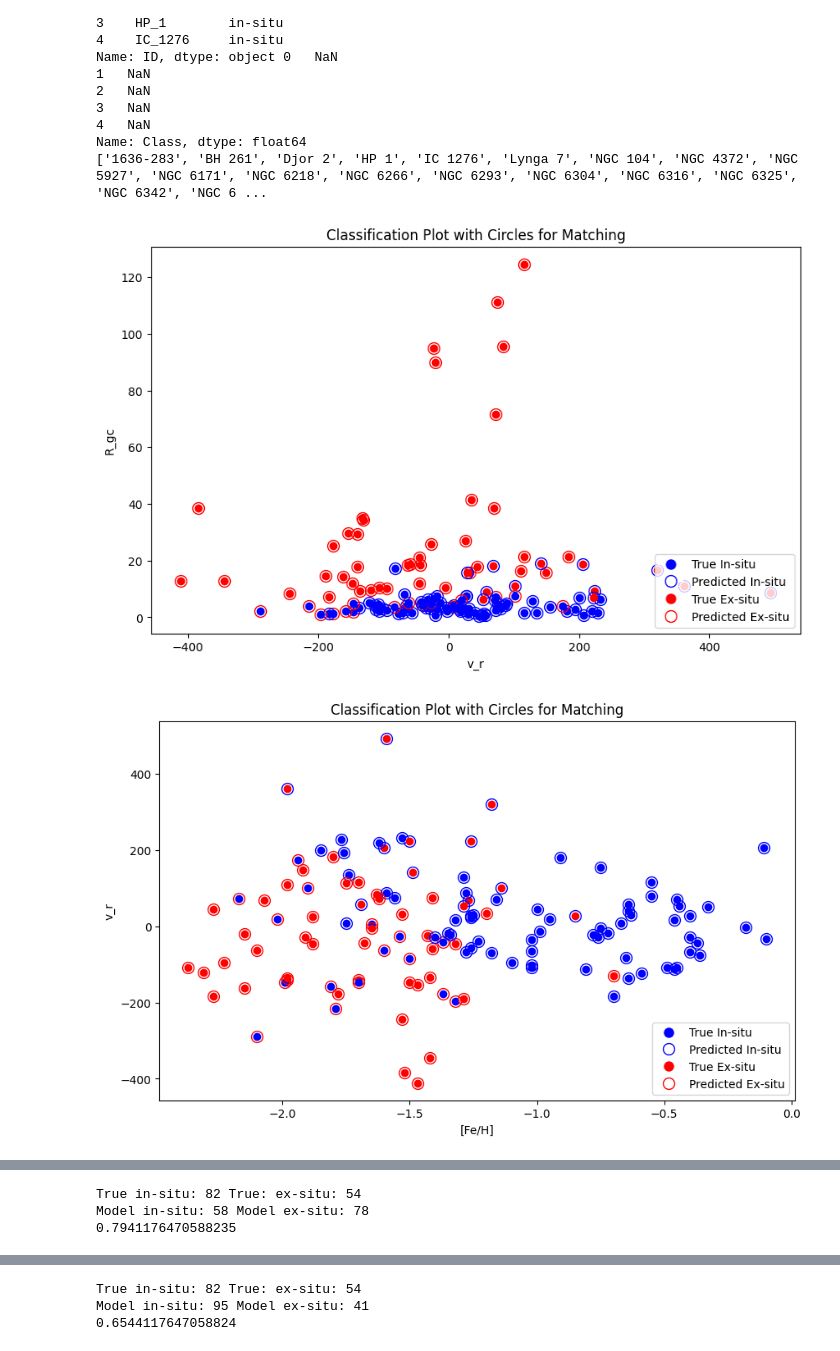
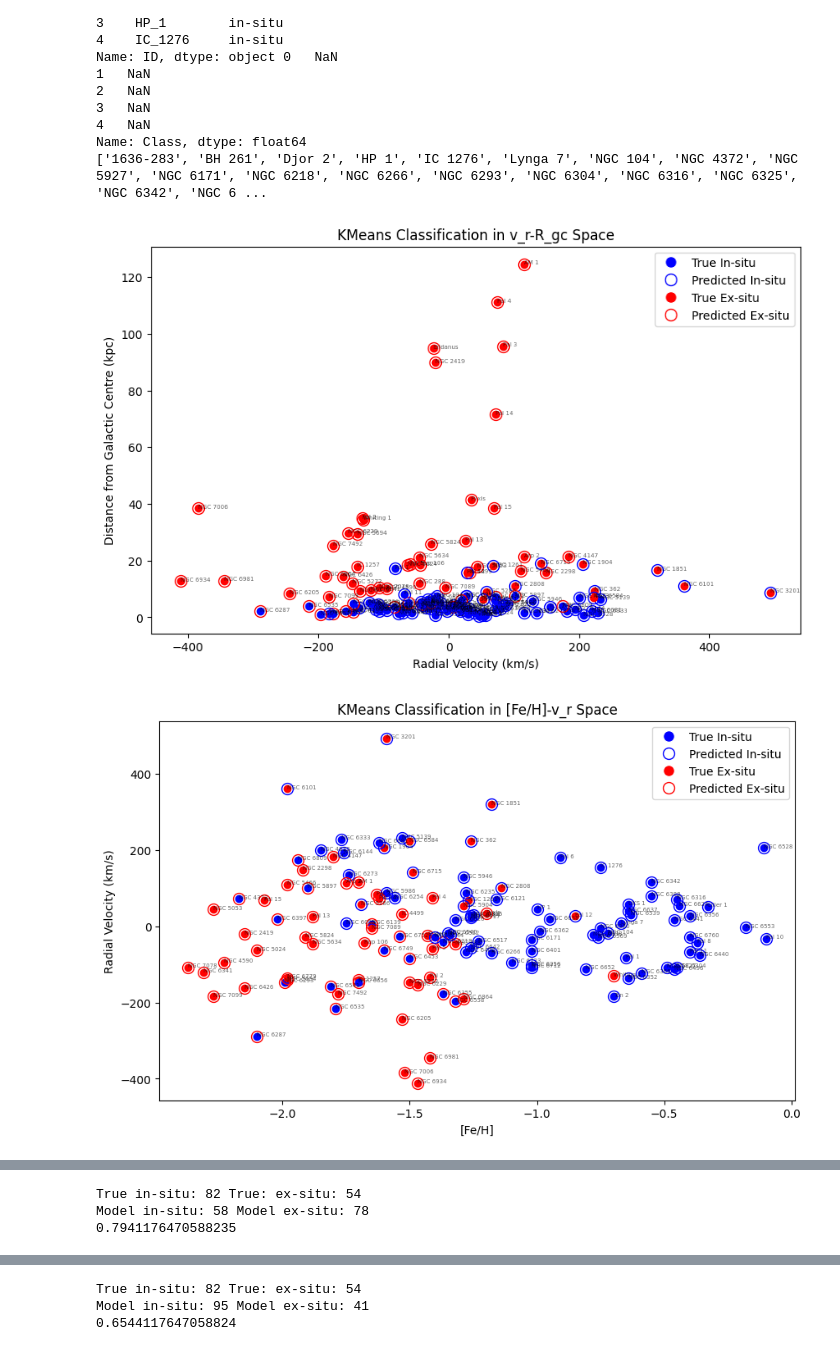
Before and after one commit to Shmu9/gc_accretion, a Jupyter notebook: clustering.ipynb, the cells around one changed output, grey strips where cells are left out. Cells and saved outputs as stored; diff of their text form; code cells hidden in the pictures.

Commit message:
feat: add annotations to kmeans plots; feat: sort by distance in position output.

```diff
--- a/clustering.ipynb
+++ b/clustering.ipynb
@@ -182,7 +177,8 @@ def calculate_accuracy(df, insitu_cls_num=1):
     return accuracy
 
 # Function to plot points based on chen_class_x and chen_class_y, with circles for classification matches
-def plot_classification(df, x_col, y_col, insitu_cls_num=1):
+def plot_classification(df, x_col, y_col, xtitle=None, ytitle=None
+                        , insitu_cls_num=1):
     plt.figure(figsize=(10, 6))
 
     df = df.merge(chen2, on='ID')
@@ -193,40 +189,43 @@ def plot_classification(df, x_col, y_col, insitu_cls_num=1):
         y = row[y_col]
         classification = row['classification']
         chen_class = row['chen_class']
+        id = row['ID']
 
         # Color the points based on classification
         color = 'blue' if chen_class == 1 else 'red'
         circle_color = 'blue' if classification == insitu_cls_num else 'red'
 
         # Plot the points
         plt.plot(x, y, marker='o', color=color, label="in-situ" if classification else "ex-situ")
         plt.plot(x, y, marker='o', markersize=10, mfc='none', color=circle_color, label="in-situ" if chen_class else "ex-situ")
+        plt.annotate(id, (x, y), fontsize=5, alpha=0.6)
 
-    plt.xlabel(x_col)
-    plt.ylabel(y_col)
-    plt.title('Classification Plot with Circles for Matching')
+    plt.xlabel(xtitle if xtitle else x_col)
+    plt.ylabel(ytitle if ytitle else y_col)
+
+    plt.title(f'KMeans Classification in {x_col}-{y_col} Space')
 
 
     legend_elements = [
         Line2D([0], [0], marker='o', color='w', label='True In-situ', markerfacecolor='blue', markersize=10),
         Line2D([0], [0], marker='o', color='w', label='Predicted In-situ', markeredgecolor='blue', markerfacecolor='none', markersize=10),
         Line2D([0], [0], marker='o', color='w', label='True Ex-situ', markerfacecolor='red', markersize=10),
         Line2D([0], [0], marker='o', color='w', label='Predicted Ex-situ', markeredgecolor='red', markerfacecolor='none', markersize=10)
     ]
 
-    plt.legend(handles=legend_elements, loc='lower right')
+    plt.legend(handles=legend_elements, loc='upper right')
     plt.show()
 
 
 # Plot the classification points
 # isitu_cls_num determined empirically
-plot_classification(reduced, 'v_r', 'R_gc', insitu_cls_num=0)
-plot_classification(reduced, '[Fe/H]', 'v_r', insitu_cls_num=0)
-plot_classification(reduced, '[Fe/H]', 'R_gc', insitu_cls_num=0)
+plot_classification(reduced, 'v_r', 'R_gc', xtitle='Radial Velocity (km/s)', ytitle='Distance from Galactic Centre (kpc)', insitu_cls_num=0)
+plot_classification(reduced, '[Fe/H]', 'v_r', ytitle='Radial Velocity (km/s)', insitu_cls_num=0)
+plot_classification(reduced, '[Fe/H]', 'R_gc', ytitle='Distance from Galactic Centre (kpc)', insitu_cls_num=0)
 print(calculate_accuracy(reduced, insitu_cls_num=0))
 
 plot_classification(merged_data, '[Fe/H]', 'R_gc')
 print(calculate_accuracy(merged_data))
 # %% [output]
-[figure, old version]
+[figure, new version]
-[figure, old version]
+[figure, new version]
```
Also changed, not shown: parts of 4 cells of this notebook, 1 other file.
